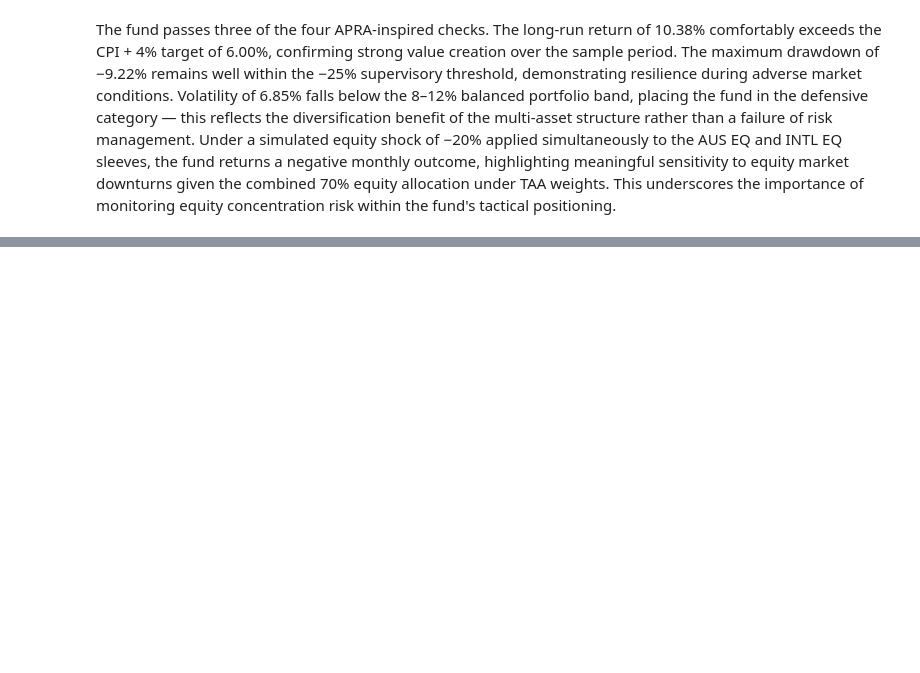
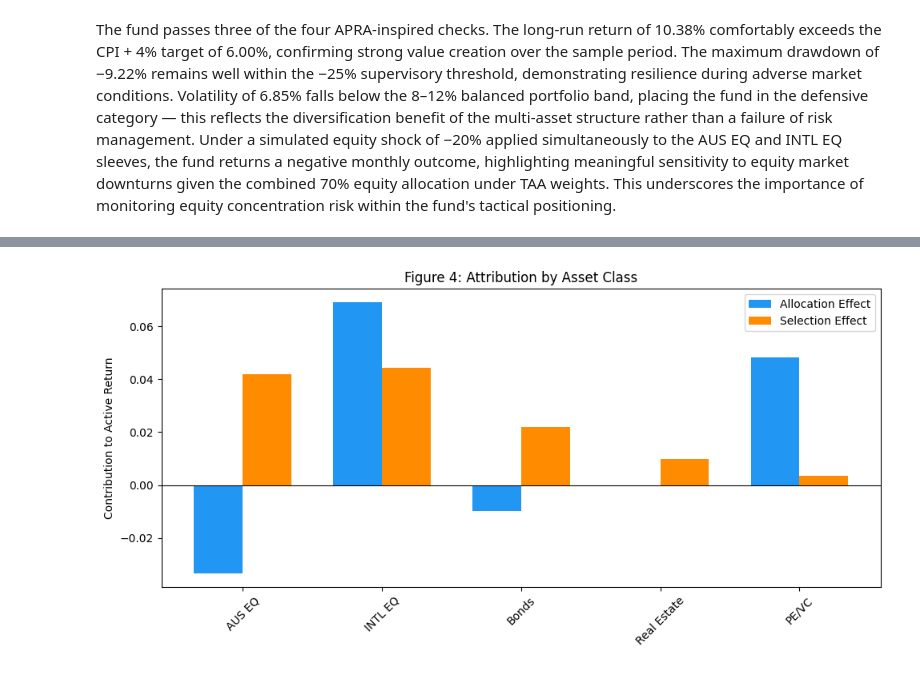
Before and after one commit to afperry2/FINM3422-Group-8-Task-2, a Jupyter notebook: notebook/multi-asset_portfolio_performance_report.ipynb, the cells around one changed output, grey strips where cells are left out. Drawn from its saved outputs; the diff is of its cells as text; code cells hidden in the pictures; blank space fills up the shorter version.

Commit message:
completion of code in 6.0 within report notebook, drawing on new information in attribution.py and visuals.py

```diff
--- a/notebook/multi-asset_portfolio_performance_report.ipynb
+++ b/notebook/multi-asset_portfolio_performance_report.ipynb
@@ -79,0 +85,3 @@ The fund passes three of the four APRA-inspired checks. The long-run return of 1
+# %%
+attribution_table = compute_attribution(manager_data, benchmark_data)
+attribution_table
@@ -79,0 +95,4 @@ The fund passes three of the four APRA-inspired checks. The long-run return of 1
+# %%
+plot_attribution(attribution_table)
+# %% [output]
+[figure, added]
```
Also changed, not shown: parts of 3 cells of this notebook, 2 other files.
